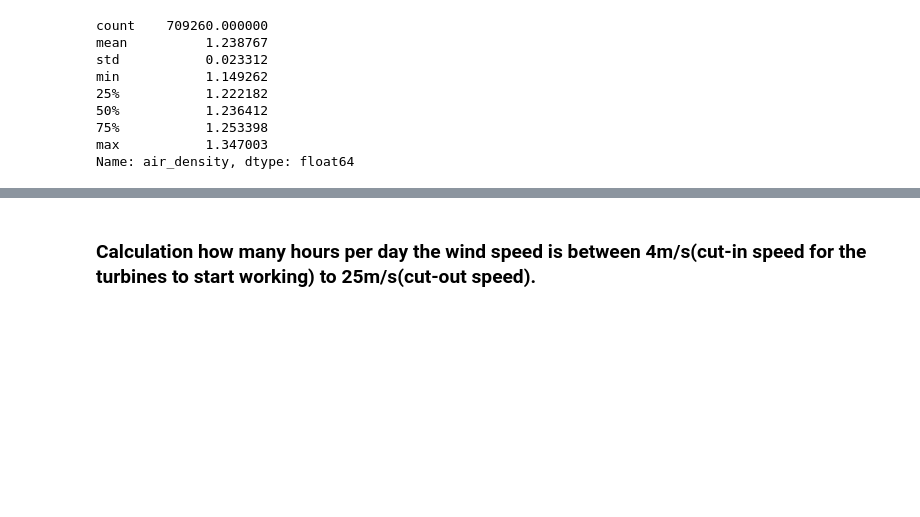
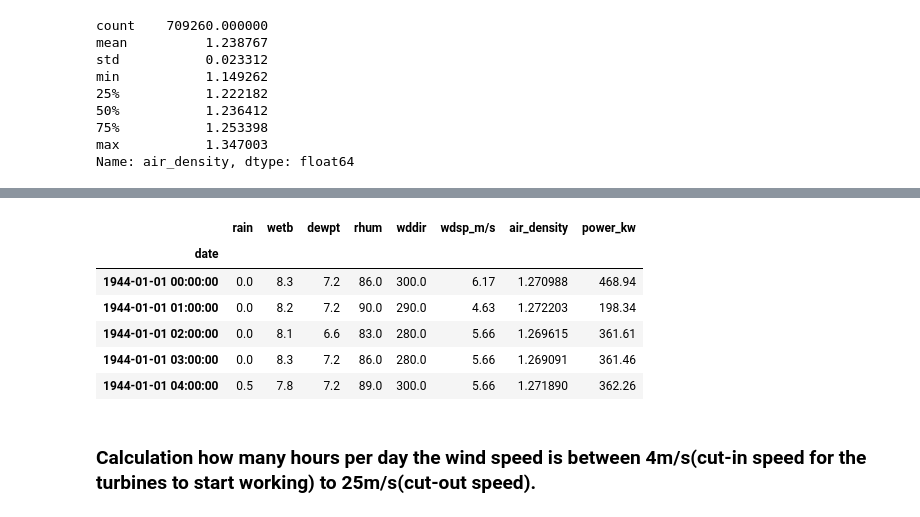
Before and after one commit to ermelinda-q/PFDA, a Jupyter notebook: project/project.ipynb, the cells around one changed output, grey strips where cells are left out. Cells and saved outputs as stored; diff of their text form; code cells hidden in the pictures; blank space fills up the shorter version.

```diff
--- a/project/project.ipynb
+++ b/project/project.ipynb
@@ -310,3 +324,16 @@ array([ 6.17,  4.63,  5.66,  7.2 ,  7.72,  6.69,  3.6 ,  9.77,  8.75,
+# %%
+# Making changes to the dataset by adding a new column 'power_output'
+df_valentia = add_column(df_valentia, column='power_kw')
+# Checking if it works
+df_valentia.head(5)
+# %% [output]
+|  | rain | wetb | dewpt | rhum | wddir | wdsp_m/s | air_density | power_kw |
+| date |  |  |  |  |  |  |  |  |
+| 1944-01-01 00:00:00 | 0.0 | 8.3 | 7.2 | 86.0 | 300.0 | 6.17 | 1.270988 | 468.94 |
+| 1944-01-01 01:00:00 | 0.0 | 8.2 | 7.2 | 90.0 | 290.0 | 4.63 | 1.272203 | 198.34 |
+| 1944-01-01 02:00:00 | 0.0 | 8.1 | 6.6 | 83.0 | 280.0 | 5.66 | 1.269615 | 361.61 |
+| 1944-01-01 03:00:00 | 0.0 | 8.3 | 7.2 | 86.0 | 280.0 | 5.66 | 1.269091 | 361.46 |
+| 1944-01-01 04:00:00 | 0.5 | 7.8 | 7.2 | 89.0 | 300.0 | 5.66 | 1.271890 | 362.26 |
 # %% [markdown]
 ### Calculation how many hours per day the wind speed is between 4m/s(cut-in speed for the turbines to start working) to 25m/s(cut-out speed).
 # %%
```
Also changed, not shown: parts of 6 cells of this notebook, 2 other files.
